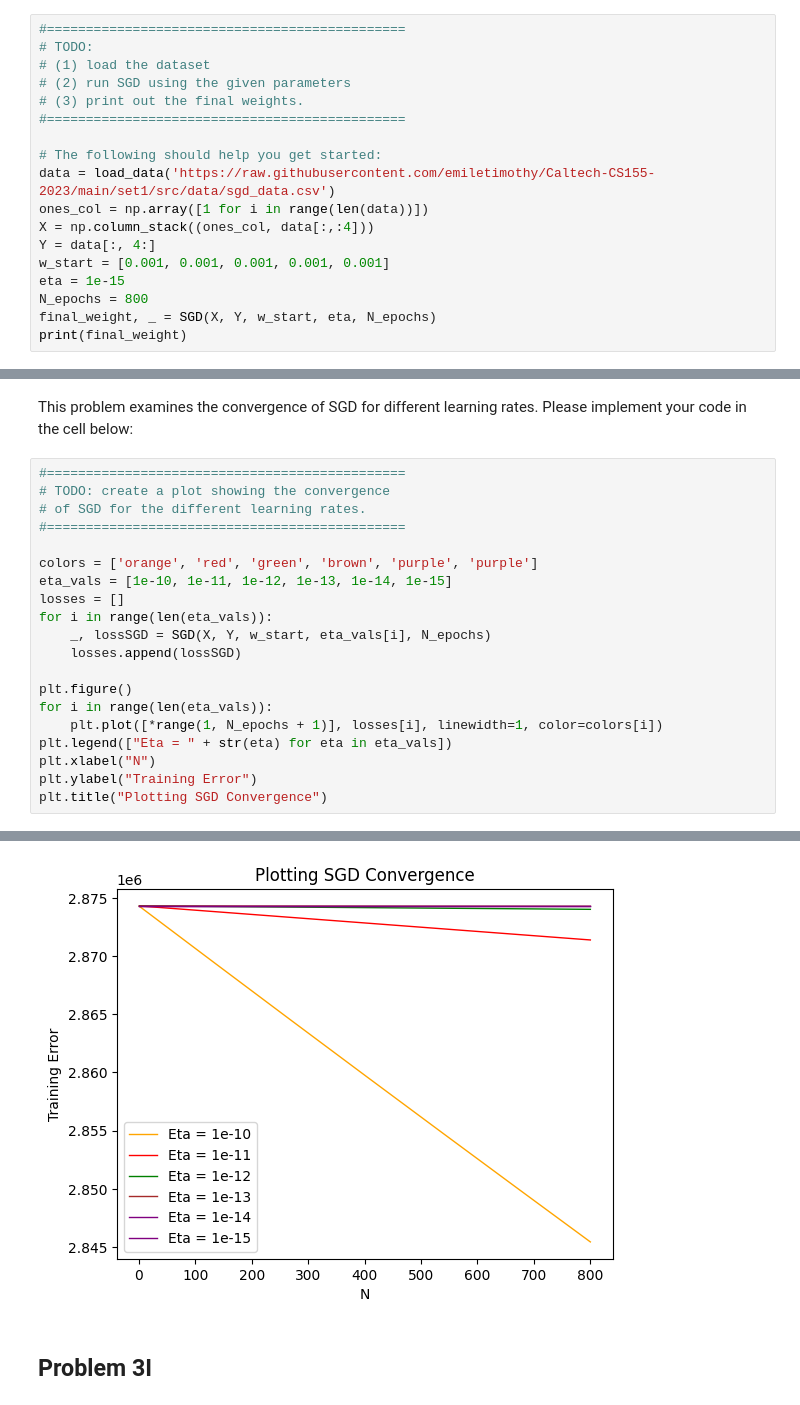
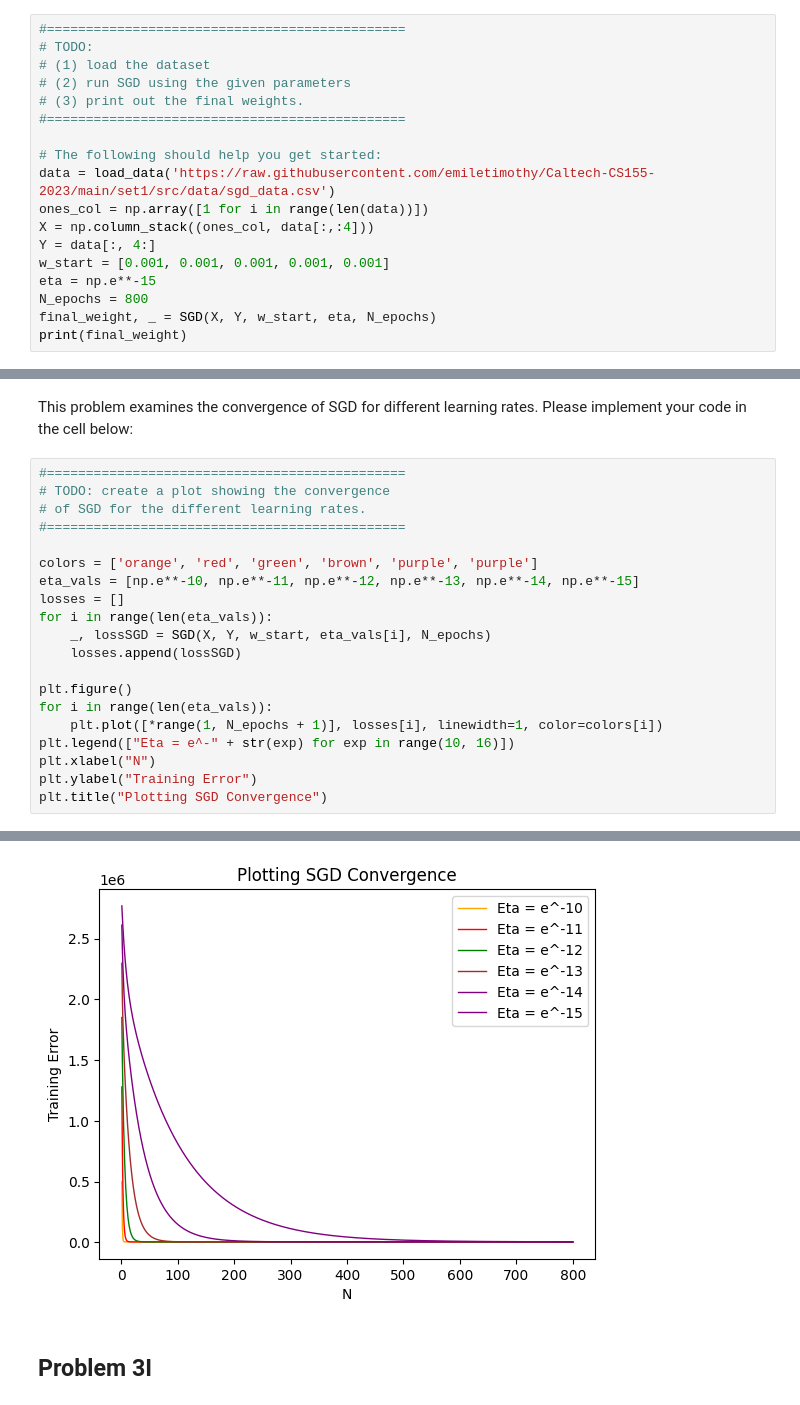
Before and after one commit to MaRodriguezB777/Caltech-CS155-2023, a Jupyter notebook: set1/src/rodriguez_manuel_3_notebook_part2.ipynb, the cells around one changed output, grey strips where cells are left out. Drawn from its saved outputs; the diff is of its cells as text.

```diff
--- a/set1/src/rodriguez_manuel_3_notebook_part2.ipynb
+++ b/set1/src/rodriguez_manuel_3_notebook_part2.ipynb
@@ -125,7 +125,7 @@ ones_col = np.array([1 for i in range(len(data))])
 X = np.column_stack((ones_col, data[:,:4]))
 Y = data[:, 4:]
 w_start = [0.001, 0.001, 0.001, 0.001, 0.001]
-eta = 1e-15
+eta = np.e**-15
 N_epochs = 800
 final_weight, _ = SGD(X, Y, w_start, eta, N_epochs)
 print(final_weight)
@@ -138,26 +138,26 @@ This problem examines the convergence of SGD for different learning rates. Pleas
 # %%
 #==============================================
 # TODO: create a plot showing the convergence
 # of SGD for the different learning rates.
 #==============================================
 
 colors = ['orange', 'red', 'green', 'brown', 'purple', 'purple']
-eta_vals = [1e-10, 1e-11, 1e-12, 1e-13, 1e-14, 1e-15]
+eta_vals = [np.e**-10, np.e**-11, np.e**-12, np.e**-13, np.e**-14, np.e**-15]
 losses = []
 for i in range(len(eta_vals)):
     _, lossSGD = SGD(X, Y, w_start, eta_vals[i], N_epochs)
     losses.append(lossSGD)
 
 plt.figure()
 for i in range(len(eta_vals)):
     plt.plot([*range(1, N_epochs + 1)], losses[i], linewidth=1, color=colors[i])
-plt.legend(["Eta = " + str(eta) for eta in eta_vals])
+plt.legend(["Eta = e^-" + str(exp) for exp in range(10, 16)])
 plt.xlabel("N")
 plt.ylabel("Training Error")
 plt.title("Plotting SGD Convergence")
 # %% [output]
 Text(0.5, 1.0, 'Plotting SGD Convergence')
-[figure, old version]
+[figure, new version]
 # %% [markdown]
 ## Problem 3I
 # %% [markdown]
```
Also changed, not shown: parts of 1 cell of this notebook, 3 other files.
